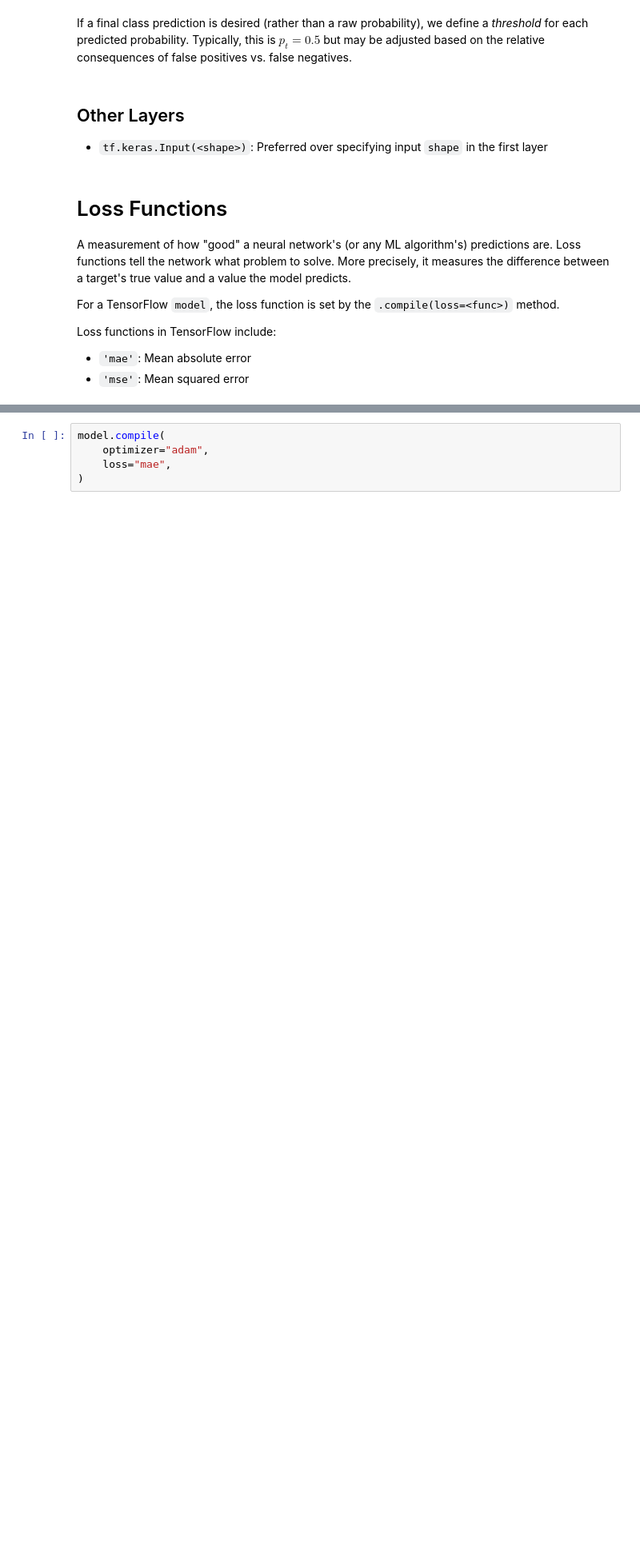
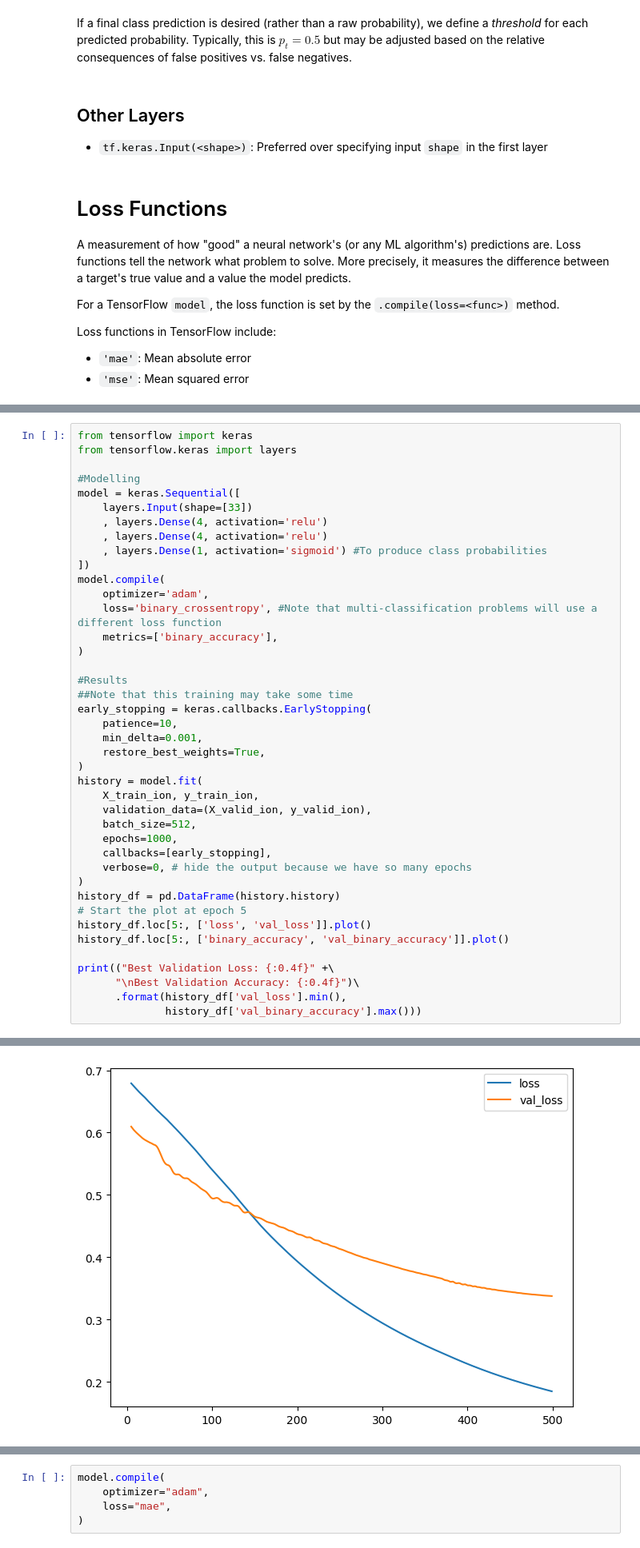
Before and after one commit to kdonavin/TensorFlow_Info, a Jupyter notebook: tensorflow.ipynb, the cells around one changed output, grey strips where cells are left out. Shown at 80% size. Drawn from its saved outputs; the diff is of its cells as text; blank space fills up the shorter version.

```diff
--- a/tensorflow.ipynb
+++ b/tensorflow.ipynb
@@ -524,0 +525,42 @@ Using a loss function such as cross entropy in classification problems is partia
+# %%
+from tensorflow import keras
+from tensorflow.keras import layers
+
+#Modelling
+model = keras.Sequential([
+    layers.Input(shape=[33])
+    , layers.Dense(4, activation='relu')
+    , layers.Dense(4, activation='relu')
+    , layers.Dense(1, activation='sigmoid') #To produce class probabilities
+])
+model.compile(
+    optimizer='adam',
+    loss='binary_crossentropy', #Note that multi-classification problems will use a different loss function
+    metrics=['binary_accuracy'],
+)
+
+#Results
+##Note that this training may take some time
+early_stopping = keras.callbacks.EarlyStopping(
+    patience=10,
+    min_delta=0.001,
+    restore_best_weights=True,
+)
+history = model.fit(
+    X_train_ion, y_train_ion,
+    validation_data=(X_valid_ion, y_valid_ion),
+    batch_size=512,
+    epochs=1000,
+    callbacks=[early_stopping],
+    verbose=0, # hide the output because we have so many epochs
+)
+history_df = pd.DataFrame(history.history)
+# Start the plot at epoch 5
+history_df.loc[5:, ['loss', 'val_loss']].plot()
+history_df.loc[5:, ['binary_accuracy', 'val_binary_accuracy']].plot()
+
+print(("Best Validation Loss: {:0.4f}" +\
+      "\nBest Validation Accuracy: {:0.4f}")\
+      .format(history_df['val_loss'].min(),
+              history_df['val_binary_accuracy'].max()))
+# %% [output]
@@ -524,0 +569 @@ Using a loss function such as cross entropy in classification problems is partia
+[figure, added]
```
Also changed, not shown: parts of 6 cells of this notebook.
